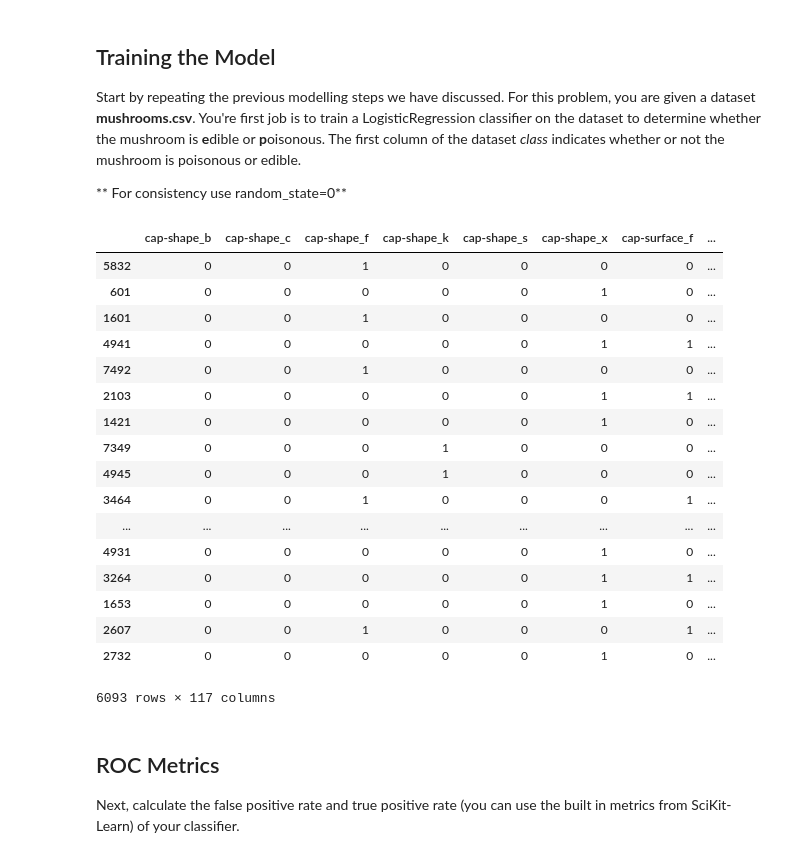
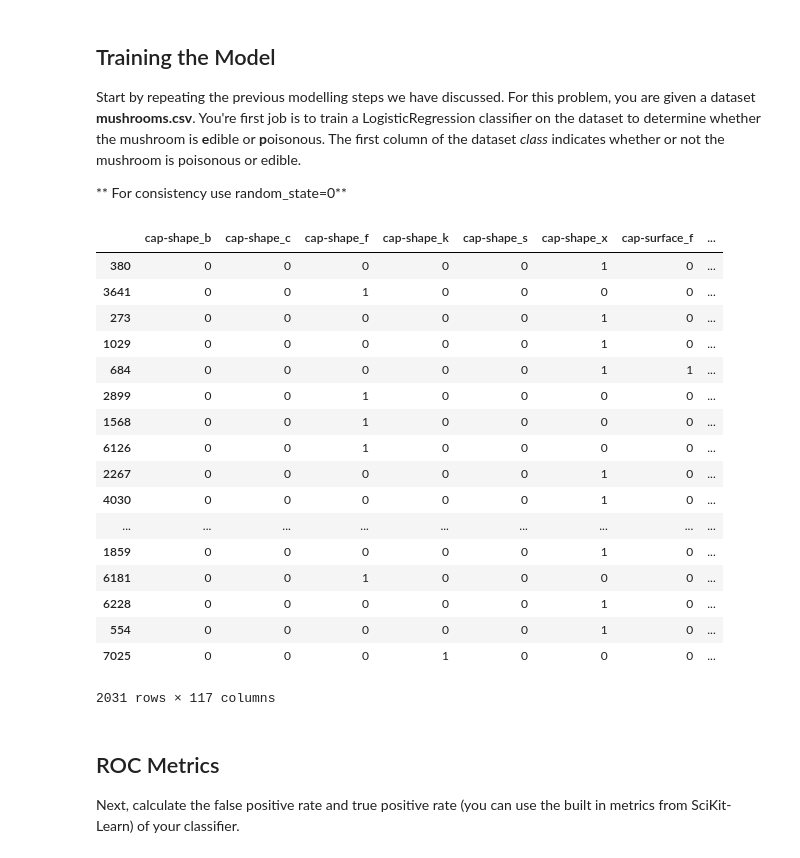
Before and after one commit to Chris-Manna/dsc-3-29-09-roc-curves-and-auc-lab-nyc-career-ds-102218, a Jupyter notebook: index.ipynb, the cells around one changed output. Saved outputs shown, nothing was run; the diff lists cells and outputs as text; code cells hidden in the pictures.

```diff
--- a/index.ipynb
+++ b/index.ipynb
@@ -30,51 +30,51 @@ df = pd.read_csv('mushrooms.csv')
 #Define appropriate X and Y
 X = df[df.columns[1:]]
 # y = pd.get_dummies(df[['class']]).drop('class_p',axis=1).class_e
 y = pd.get_dummies(df['class']).iloc[:,1]
 
 # Create Dummy Variables
 X = pd.get_dummies(X)
 
 # Split the data into train and test sets.
 X_train, X_test, y_train, y_test = train_test_split(X, y, random_state=0)
-X_train
+X_test
 
 # #Normalize the Data
 # for col in df.columns:
 #     df[col] = (df[col] - min(df[col]))/(max(df[col])-min(df[col]))
 
 # # Split the data into train and test sets
 # X_train, X_test, y_train, y_test = train_test_split(X,y, random_state=0)
 
 # #Fit a model
 # logreg = LogisticRegression(fit_intercept = False, C= 1e12)
 # model_log = logreg.fit(X_train, y_train)
 # print(model_log) #Preview model params
 
 # #Predict
 # y_hat_test = logreg.predict(X_test)
 
 # #Data Preview
 # df.head()
 # %% [output]
 |  | cap-shape_b | cap-shape_c | cap-shape_f | cap-shape_k | cap-shape_s | cap-shape_x | cap-surface_f | ... |
-| 5832 | 0 | 0 | 1 | 0 | 0 | 0 | 0 | ... |
-| 601 | 0 | 0 | 0 | 0 | 0 | 1 | 0 | ... |
-| 1601 | 0 | 0 | 1 | 0 | 0 | 0 | 0 | ... |
-| 4941 | 0 | 0 | 0 | 0 | 0 | 1 | 1 | ... |
-| 7492 | 0 | 0 | 1 | 0 | 0 | 0 | 0 | ... |
-| 2103 | 0 | 0 | 0 | 0 | 0 | 1 | 1 | ... |
-| 1421 | 0 | 0 | 0 | 0 | 0 | 1 | 0 | ... |
-| 7349 | 0 | 0 | 0 | 1 | 0 | 0 | 0 | ... |
-| 4945 | 0 | 0 | 0 | 1 | 0 | 0 | 0 | ... |
-| 3464 | 0 | 0 | 1 | 0 | 0 | 0 | 1 | ... |
+| 380 | 0 | 0 | 0 | 0 | 0 | 1 | 0 | ... |
+| 3641 | 0 | 0 | 1 | 0 | 0 | 0 | 0 | ... |
+| 273 | 0 | 0 | 0 | 0 | 0 | 1 | 0 | ... |
+| 1029 | 0 | 0 | 0 | 0 | 0 | 1 | 0 | ... |
+| 684 | 0 | 0 | 0 | 0 | 0 | 1 | 1 | ... |
+| 2899 | 0 | 0 | 1 | 0 | 0 | 0 | 0 | ... |
+| 1568 | 0 | 0 | 1 | 0 | 0 | 0 | 0 | ... |
+| 6126 | 0 | 0 | 1 | 0 | 0 | 0 | 0 | ... |
+| 2267 | 0 | 0 | 0 | 0 | 0 | 1 | 0 | ... |
+| 4030 | 0 | 0 | 0 | 0 | 0 | 1 | 0 | ... |
 | ... | ... | ... | ... | ... | ... | ... | ... | ... |
-| 4931 | 0 | 0 | 0 | 0 | 0 | 1 | 0 | ... |
-| 3264 | 0 | 0 | 0 | 0 | 0 | 1 | 1 | ... |
-| 1653 | 0 | 0 | 0 | 0 | 0 | 1 | 0 | ... |
-| 2607 | 0 | 0 | 1 | 0 | 0 | 0 | 1 | ... |
-| 2732 | 0 | 0 | 0 | 0 | 0 | 1 | 0 | ... |
+| 1859 | 0 | 0 | 0 | 0 | 0 | 1 | 0 | ... |
+| 6181 | 0 | 0 | 1 | 0 | 0 | 0 | 0 | ... |
+| 6228 | 0 | 0 | 0 | 0 | 0 | 1 | 0 | ... |
+| 554 | 0 | 0 | 0 | 0 | 0 | 1 | 0 | ... |
+| 7025 | 0 | 0 | 0 | 1 | 0 | 0 | 0 | ... |
-6093 rows × 117 columns
+2031 rows × 117 columns
 # %% [markdown]
 ## ROC Metrics
 
```
